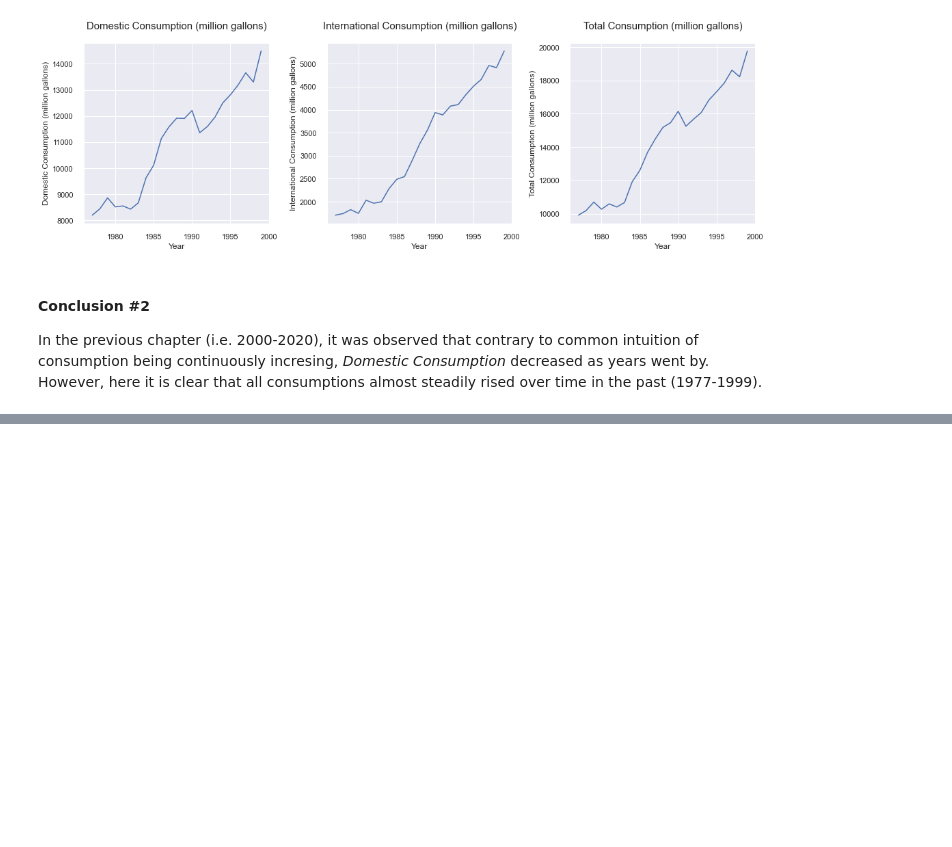
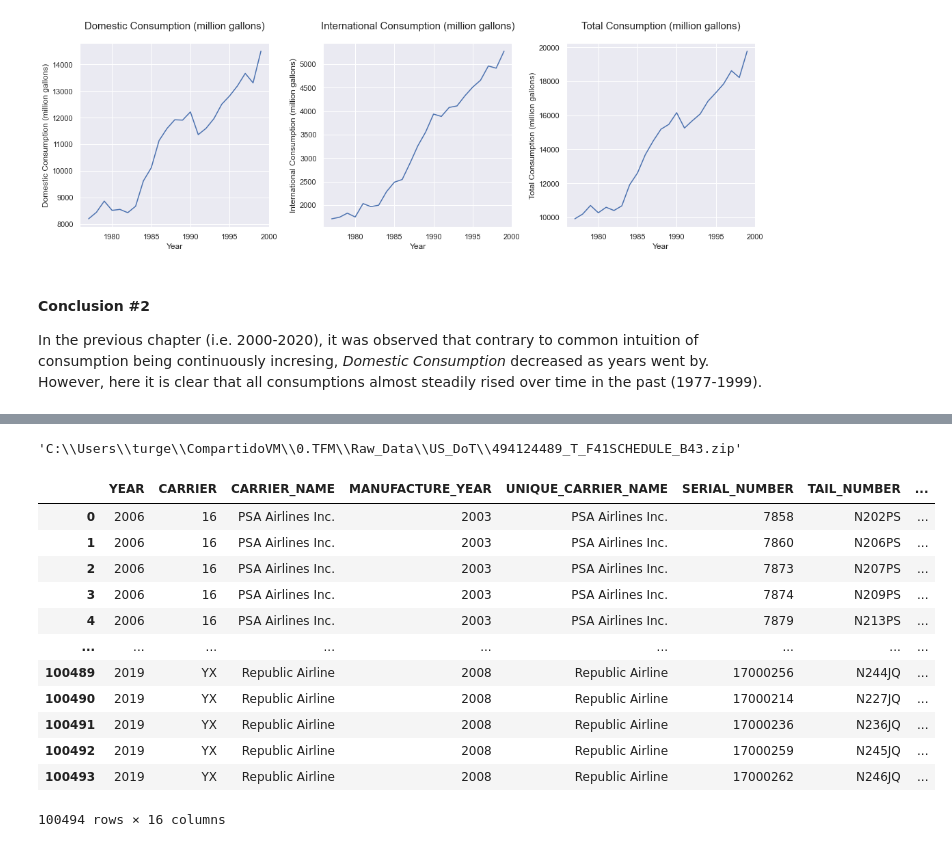
Before and after one commit to malonsol/TFM_KSchool, a Jupyter notebook: EDA/US_DoT.ipynb, the cells around one changed output, grey strips where cells are left out. Cells and saved outputs as stored; diff of their text form; code cells hidden in the pictures; blank space fills up the shorter version.

```diff
--- a/EDA/US_DoT.ipynb
+++ b/EDA/US_DoT.ipynb
@@ -123,6 +149,7 @@ import warnings
 # %%
-# Show all columns in DataFrames
+# Show all columns and rows in DataFrames
 pd.set_option('display.max_columns', None)
+pd.set_option('display.max_rows', None)
 
 # Show in notebook
 %matplotlib inline
@@ -366,0 +439,29 @@ In the previous chapter (i.e. 2000-2020), it was observed that contrary to commo
+# %%
+csv_path = os.path.join(root,
+                        "Raw_Data",
+                        "US_DoT",
+                        "494124489_T_F41SCHEDULE_B43.zip")
+csv_path
+# %% [output]
+'C:\\Users\\turge\\CompartidoVM\\0.TFM\\Raw_Data\\US_DoT\\494124489_T_F41SCHEDULE_B43.zip'
+# %%
+# Since 'pd.read_csv' works fine with zipped csv files, we can proceed directly:
+cols = pd.read_csv(csv_path, nrows=1).columns # After normally importing it, an undesired extra blank column is loaded
+df3 = pd.read_csv(csv_path,
+                  encoding='latin1',
+                  usecols=cols[:-1]) # This way, the extra column is disregarded for the loading process
+df3
+# %% [output]
+|  | YEAR | CARRIER | CARRIER_NAME | MANUFACTURE_YEAR | UNIQUE_CARRIER_NAME | SERIAL_NUMBER | TAIL_NUMBER | ... |
+| 0 | 2006 | 16 | PSA Airlines Inc. | 2003 | PSA Airlines Inc. | 7858 | N202PS | ... |
+| 1 | 2006 | 16 | PSA Airlines Inc. | 2003 | PSA Airlines Inc. | 7860 | N206PS | ... |
+| 2 | 2006 | 16 | PSA Airlines Inc. | 2003 | PSA Airlines Inc. | 7873 | N207PS | ... |
+| 3 | 2006 | 16 | PSA Airlines Inc. | 2003 | PSA Airlines Inc. | 7874 | N209PS | ... |
+| 4 | 2006 | 16 | PSA Airlines Inc. | 2003 | PSA Airlines Inc. | 7879 | N213PS | ... |
+| ... | ... | ... | ... | ... | ... | ... | ... | ... |
+| 100489 | 2019 | YX | Republic Airline | 2008 | Republic Airline | 17000256 | N244JQ | ... |
+| 100490 | 2019 | YX | Republic Airline | 2008 | Republic Airline | 17000214 | N227JQ | ... |
+| 100491 | 2019 | YX | Republic Airline | 2008 | Republic Airline | 17000236 | N236JQ | ... |
+| 100492 | 2019 | YX | Republic Airline | 2008 | Republic Airline | 17000259 | N245JQ | ... |
+| 100493 | 2019 | YX | Republic Airline | 2008 | Republic Airline | 17000262 | N246JQ | ... |
+100494 rows × 16 columns
```
Also changed, not shown: parts of 45 cells of this notebook.
